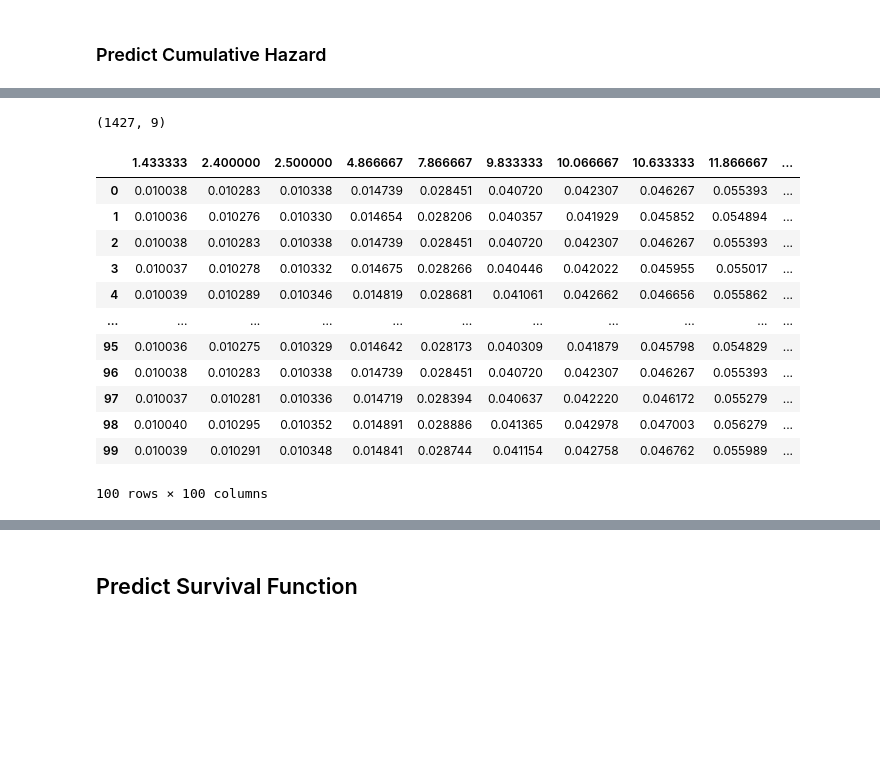
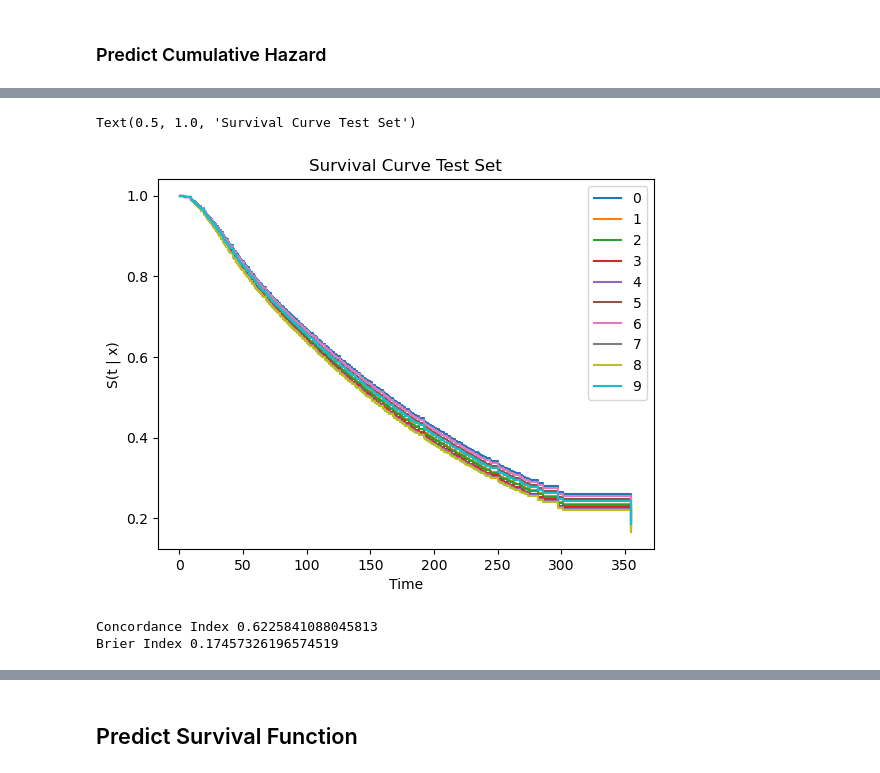
Before and after one commit to jatlantic/xgbsurv, a Jupyter notebook: examples/xgbsurv_aft.ipynb, the cells around one changed output, grey strips where cells are left out. Saved outputs shown, nothing was run; the diff lists cells and outputs as text; code cells hidden in the pictures; blank space fills up the shorter version.

```diff
--- a/examples/xgbsurv_aft.ipynb
+++ b/examples/xgbsurv_aft.ipynb
@@ -33,8 +40,12 @@ X_test, y_test = sort_X_y(X_test, y_test)
 # %% [markdown]
 ## Load Model
 # %%
-model = XGBSurv(n_estimators=25, objective="aft_objective",
+early_stopping_rounds = 10
+model = XGBSurv(n_estimators=500, objective="aft_objective",
                                              eval_metric="aft_loss",
-                                             learning_rate=0.3,
-                                             random_state=7,
-                                             disable_default_eval_metric=True)
+                                             learning_rate=0.6,
+                                             random_state=42,
+                                             disable_default_eval_metric=True,
+                                             base_score=0.0,
+                                             early_stopping_rounds=early_stopping_rounds,
+                                             verbosity=3)
@@ -53,3 +83,4 @@ eval_set = [(X_train, y_train)]
 # %%
-model.fit(X_train, y_train, eval_set=eval_set)
+validation_size = 0.2
+model.fit(X_train, y_train,eval_test_size=validation_size )#eval_set=eval_set
 # %% [output]
@@ -100,6 +149,6 @@ time_train, event_train = transform_back(y_train)
 # %% [markdown]
 ### Predict Cumulative Hazard
 # %%
-df_cum_hazards = model.predict_cumulative_hazard_function(X_train[:100], X_test[:100], y_train[:100], y_test[:100])
-df_cum_hazards.head(3)
+df_cum_hazards = model.predict_cumulative_hazard_function(X_train, X_test, y_train, y_test)
+df_cum_hazards #.T
 # %% [output]
@@ -107,20 +167,0 @@ TypeError: only size-1 arrays can be converted to Python scalars
-# %%
-X_train.shape
-# %% [output]
-(1427, 9)
-# %%
-df_cum_hazards
-# %% [output]
-|  | 1.433333 | 2.400000 | 2.500000 | 4.866667 | 7.866667 | 9.833333 | 10.066667 | 10.633333 | 11.866667 | ... |
-| 0 | 0.010038 | 0.010283 | 0.010338 | 0.014739 | 0.028451 | 0.040720 | 0.042307 | 0.046267 | 0.055393 | ... |
-| 1 | 0.010036 | 0.010276 | 0.010330 | 0.014654 | 0.028206 | 0.040357 | 0.041929 | 0.045852 | 0.054894 | ... |
-| 2 | 0.010038 | 0.010283 | 0.010338 | 0.014739 | 0.028451 | 0.040720 | 0.042307 | 0.046267 | 0.055393 | ... |
-| 3 | 0.010037 | 0.010278 | 0.010332 | 0.014675 | 0.028266 | 0.040446 | 0.042022 | 0.045955 | 0.055017 | ... |
-| 4 | 0.010039 | 0.010289 | 0.010346 | 0.014819 | 0.028681 | 0.041061 | 0.042662 | 0.046656 | 0.055862 | ... |
-| ... | ... | ... | ... | ... | ... | ... | ... | ... | ... | ... |
-| 95 | 0.010036 | 0.010275 | 0.010329 | 0.014642 | 0.028173 | 0.040309 | 0.041879 | 0.045798 | 0.054829 | ... |
-| 96 | 0.010038 | 0.010283 | 0.010338 | 0.014739 | 0.028451 | 0.040720 | 0.042307 | 0.046267 | 0.055393 | ... |
-| 97 | 0.010037 | 0.010281 | 0.010336 | 0.014719 | 0.028394 | 0.040637 | 0.042220 | 0.046172 | 0.055279 | ... |
-| 98 | 0.010040 | 0.010295 | 0.010352 | 0.014891 | 0.028886 | 0.041365 | 0.042978 | 0.047003 | 0.056279 | ... |
-| 99 | 0.010039 | 0.010291 | 0.010348 | 0.014841 | 0.028744 | 0.041154 | 0.042758 | 0.046762 | 0.055989 | ... |
-100 rows × 100 columns
@@ -126,0 +181,3 @@ df_cum_hazards
+# %%
+df_survival_function = np.exp(-df_cum_hazards)
+#df_survival_function = df_survival_function.T.sort_index(axis=1)
@@ -126,0 +186,19 @@ df_cum_hazards
+# %%
+#df_survival_function = np.exp(-df_cum_hazards)
+#df_survival_function = df_survival_function.astype(np.float32)
+df_survival_function.iloc[:, :10].plot(drawstyle='steps-post')
+plt.ylabel('S(t | x)')
+_ = plt.xlabel('Time')
+plt.title("Survival Curve Test Set")
+# %% [output]
+Text(0.5, 1.0, 'Survival Curve Test Set')
+[figure, added]
+# %%
+durations_test, events_test = transform_back(y_test)
+time_grid = np.linspace(durations_test.min(), durations_test.max(), 100)
+ev = EvalSurv(df_survival_function, durations_test, events_test, censor_surv='km')
+print('Concordance Index',ev.concordance_td('antolini'))
+print('Brier Index',ev.integrated_brier_score(time_grid))
+# %% [output]
+Concordance Index 0.6225841088045813
+Brier Index 0.17457326196574519
```
Also changed, not shown: parts of 34 cells of this notebook, 38 other files.
